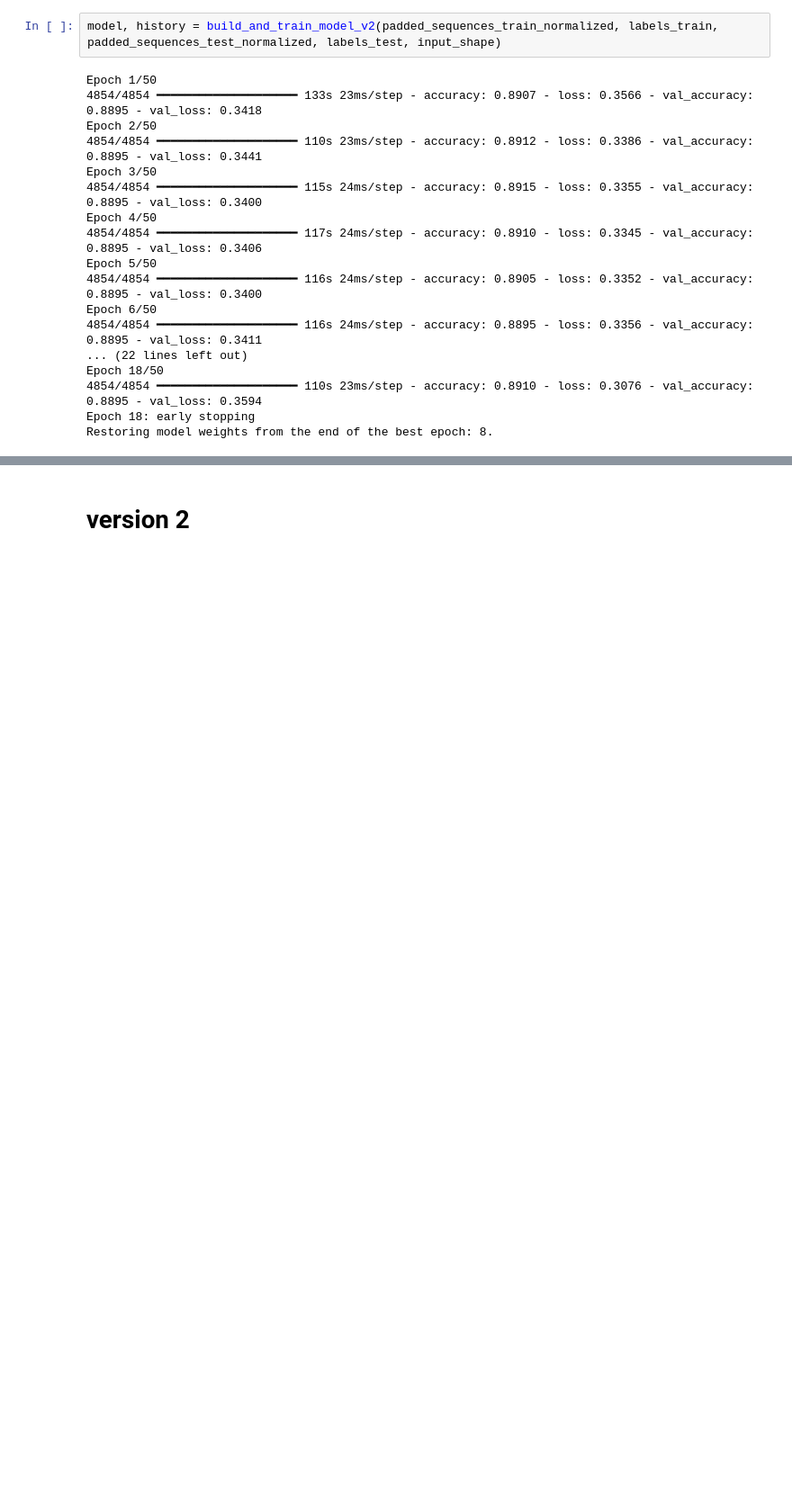
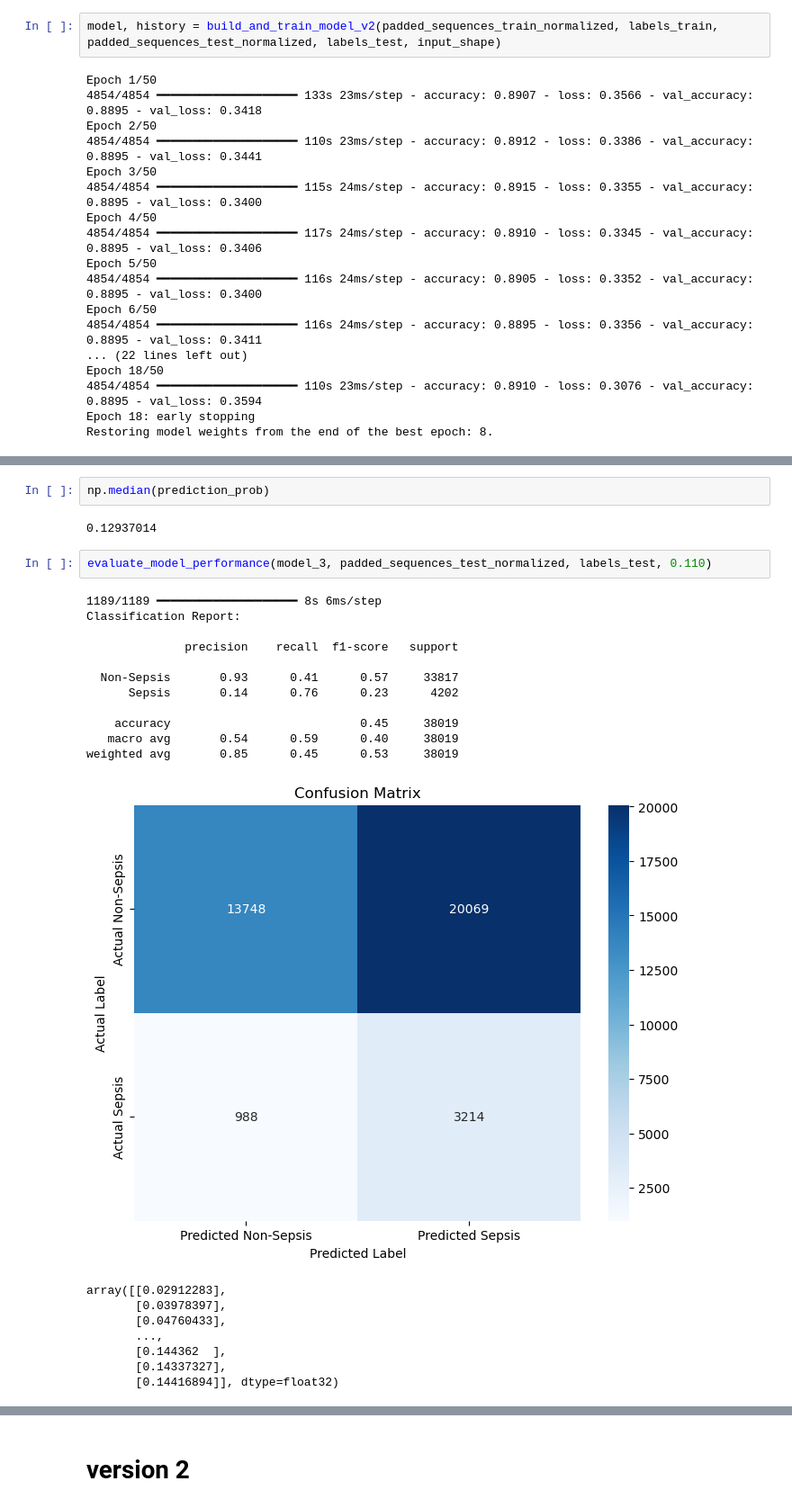
Before and after one commit to DaAdri/sepsis_prediction, a Jupyter notebook: code/LSTM_model.ipynb, the cells around one changed output, grey strips where cells are left out. Shown at 90% size. Drawn from its saved outputs; the diff is of its cells as text; blank space fills up the shorter version.

```diff
--- a/code/LSTM_model.ipynb
+++ b/code/LSTM_model.ipynb
@@ -726,0 +788,26 @@ weighted avg       0.79      0.89      0.84     38019
+# %%
+np.median(prediction_prob)
+# %% [output]
+0.12937014
+# %%
+evaluate_model_performance(model_3, padded_sequences_test_normalized, labels_test, 0.110)
+# %% [output]
+1189/1189 ━━━━━━━━━━━━━━━━━━━━ 8s 6ms/step
+Classification Report:
+
+              precision    recall  f1-score   support
+
+  Non-Sepsis       0.93      0.41      0.57     33817
+      Sepsis       0.14      0.76      0.23      4202
+
+    accuracy                           0.45     38019
+   macro avg       0.54      0.59      0.40     38019
+weighted avg       0.85      0.45      0.53     38019
+[figure, added]
+array([[0.02912283],
+       [0.03978397],
+       [0.04760433],
+       ...,
+       [0.144362  ],
+       [0.14337327],
+       [0.14416894]], dtype=float32)
```
Also changed, not shown: parts of 37 cells of this notebook, 1 other file.
